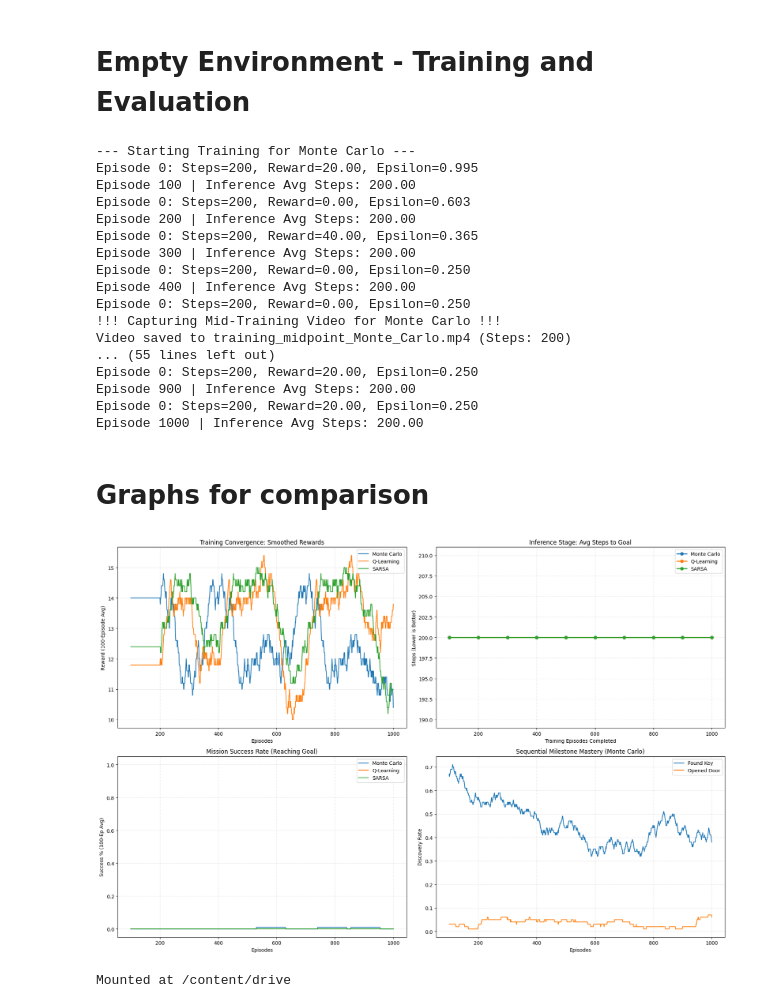
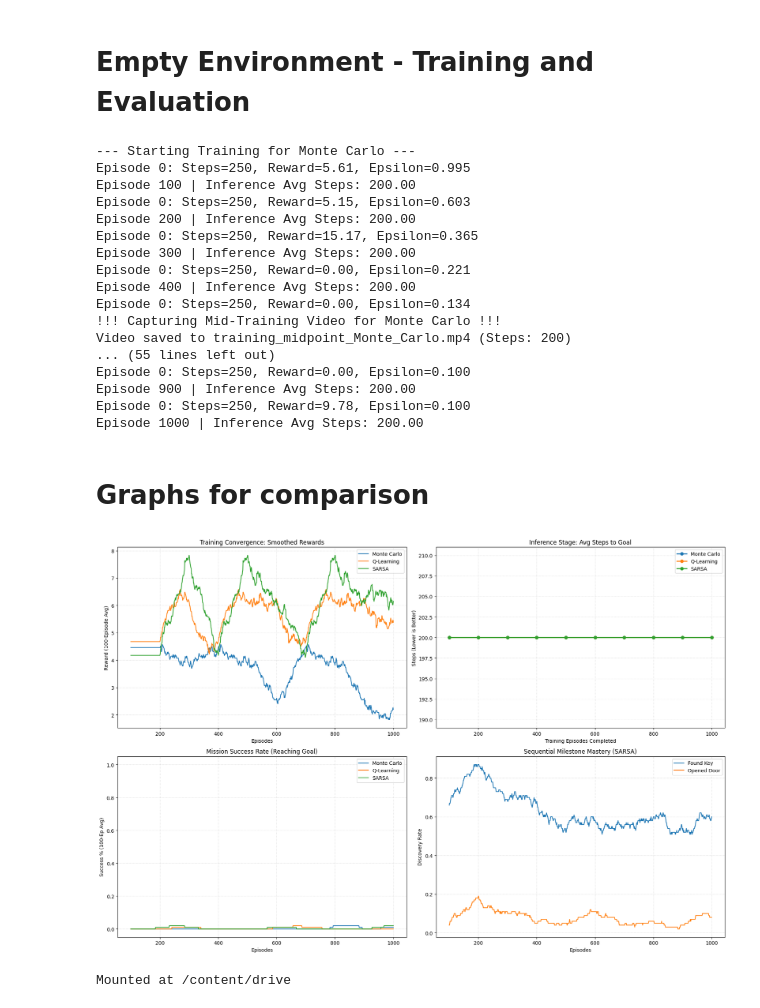
Before and after one commit to shaytanne/runi-reinforcement_learning-assignment2, a Jupyter notebook: MidProject_tabular_RL_Minigrid.ipynb, the cells around one changed output. Drawn from its saved outputs; the diff is of its cells as text; code cells hidden in the pictures.

Commit message:
BREAKTHROUGH! All three Agents have at some point succeeded.

```diff
--- a/MidProject_tabular_RL_Minigrid.ipynb
+++ b/MidProject_tabular_RL_Minigrid.ipynb
@@ -908,19 +908,27 @@ def door_key_reward_shaping(reward, env, done, info):
     """
     global milestones
     inner_env = env.unwrapped
-    shaped_reward = 0
+    shaped_reward = 0 # maybe -ive paralyses the agents
 
+    is_carrying = inner_env.carrying is not None and inner_env.carrying.type == 'key'
     is_carrying_key = (
         inner_env.carrying is not None and
         inner_env.carrying.type == 'key'
     )
 
     if is_carrying_key and not milestones["key_rewarded"]:
-        shaped_reward += 20
+        shaped_reward += 5.0
         milestones["key_rewarded"] = True
         #print("Milestone 1: Key Secured")
 
-    if  not milestones["door_rewarded"]:
+    if  is_carrying and not milestones["door_rewarded"]:
+        door_pos = inner_env.get_door_pos() if hasattr(inner_env, 'get_door_pos') else (4, 4)
+        agent_pos = inner_env.agent_pos
+
+        # We're creating a type of compass for the agent to "guide" towards the door
+        dist_to_door = abs(agent_pos[0] - door_pos[0]) + abs(agent_pos[1] - door_pos[1])
+        shaped_reward += (1.0 / (dist_to_door + 1)) * 0.1
+
         door_open = False
         for obj in inner_env.grid.grid:
             if obj is not None and obj.type == 'door' and obj.is_open:
@@ -928,7 +936,7 @@ def door_key_reward_shaping(reward, env, done, info):
                 break
 
         if door_open:
-            shaped_reward += 20
+            shaped_reward += 10
             milestones["door_rewarded"] = True
             #print("Milestone 2: Door Unlocked")
 
@@ -937,7 +945,7 @@ def door_key_reward_shaping(reward, env, done, info):
         goal_pos = inner_env.get_goal_pos()
         # Check if it was a real success (not just a timeout)
         if np.array_equal(inner_env.agent_pos, goal_pos):
-            shaped_reward += 1000
+            shaped_reward += 20
             #print("Milestone 3: Goal Reached")
 
     return shaped_reward
@@ -1050,7 +1058,7 @@ class ExperimentRunner:
             self.rewards_history.append(total_reward)
             self.steps_history.append(steps)
             # decay epsilon
-            self.agent.epsilon = max(0.05, self.agent.epsilon * 0.995)
+            self.agent.epsilon = max(0.1, self.agent.epsilon * 0.995)
 
             if print_info and episode % 100 == 0:
                 print(f"Episode {episode}: Steps={steps}, Reward={total_reward:.2f}, Epsilon={self.agent.epsilon:.3f}")
@@ -1169,7 +1177,7 @@ env = KeyFlatObsWrapper(RandomEmptyEnv_10(render_mode='rgb_array', max_steps=100
 
 
 # Envrionment 2
-env_key = KeyFlatObsWrapper(RandomKeyMEnv_10(render_mode='rgb_array', max_steps=200))
+env_key = KeyFlatObsWrapper(RandomKeyMEnv_10(render_mode='rgb_array', max_steps=250))
 sh_key = StateHandler(env_key.unwrapped, track_carrying=True)
 
 # Debugger Attribute
@@ -1183,11 +1191,11 @@ num_actions = env.action_space.n
 
 agents = {
     # An Optimal Solution for MC
-    "Monte Carlo": MCAgent(n_states=num_states_key, n_actions = num_actions_key, lr=0.05, gamma =0.99, epsilon = 1.0),
+    "Monte Carlo": MCAgent(n_states=num_states_key, n_actions = num_actions_key, lr=0.05, gamma =0.999, epsilon = 1.0),
     # An Optimal Solution for Q-Learning
-    "Q-Learning": QLearningAgent(num_states=num_states_key, num_actions=num_actions_key, lr=0.01, gamma=0.95, epsilon=1.0),
+    "Q-Learning": QLearningAgent(num_states=num_states_key, num_actions=num_actions_key, lr=0.01, gamma=0.959, epsilon=1.0),
     # An Optimal Solution for SARSA
-    "SARSA": SARSAAgent(num_states=num_states_key, num_actions=num_actions_key, lr=0.01, gamma = 0.95, epsilon=1.0)
+    "SARSA": SARSAAgent(num_states=num_states_key, num_actions=num_actions_key, lr=0.01, gamma = 0.959, epsilon=1.0)
 }
 
 inference_checkpoints = list(range(eval_interval, total_episodes + 1, eval_interval))
@@ -1211,7 +1219,7 @@ for name, agent in agents.items():
         env=env_key,
         agent=agent,
         state_handler=sh_key,
-        max_steps=200,
+        max_steps=250,
         reward_shaping_func=door_key_reward_shaping
     )
     midpoint = total_episodes // 2
@@ -1255,21 +1263,21 @@ for name, agent in agents.items():
     runner_key.close()
 # %% [output]
 --- Starting Training for Monte Carlo ---
-Episode 0: Steps=200, Reward=20.00, Epsilon=0.995
+Episode 0: Steps=250, Reward=5.61, Epsilon=0.995
 Episode 100 | Inference Avg Steps: 200.00
-Episode 0: Steps=200, Reward=0.00, Epsilon=0.603
+Episode 0: Steps=250, Reward=5.15, Epsilon=0.603
 Episode 200 | Inference Avg Steps: 200.00
-Episode 0: Steps=200, Reward=40.00, Epsilon=0.365
+Episode 0: Steps=250, Reward=15.17, Epsilon=0.365
 Episode 300 | Inference Avg Steps: 200.00
-Episode 0: Steps=200, Reward=0.00, Epsilon=0.250
+Episode 0: Steps=250, Reward=0.00, Epsilon=0.221
 Episode 400 | Inference Avg Steps: 200.00
-Episode 0: Steps=200, Reward=0.00, Epsilon=0.250
+Episode 0: Steps=250, Reward=0.00, Epsilon=0.134
 !!! Capturing Mid-Training Video for Monte Carlo !!!
 Video saved to training_midpoint_Monte_Carlo.mp4 (Steps: 200)
 ... (55 lines left out)
-Episode 0: Steps=200, Reward=20.00, Epsilon=0.250
+Episode 0: Steps=250, Reward=0.00, Epsilon=0.100
 Episode 900 | Inference Avg Steps: 200.00
-Episode 0: Steps=200, Reward=20.00, Epsilon=0.250
+Episode 0: Steps=250, Reward=9.78, Epsilon=0.100
 Episode 1000 | Inference Avg Steps: 200.00
 # %% [markdown]
 # Graphs for comparison
@@ -1326,35 +1334,35 @@ def plot_rl_results(results, inference_checkpoints, window_size=100):
     ax3.set_title("Mission Success Rate (Reaching Goal)")
     ax3.set_xlabel("Episodes")
     ax3.set_ylabel(f"Success % ({window_size}-Ep Avg)")
     ax3.set_ylim(-0.05, 1.05) # Keeps success between 0 and 100%
     ax3.legend()
     ax3.grid(True, linestyle=':', alpha=0.6)
 
     # --- Plot 4: (e.g., Key Discovery Rate for a specific agent) ---
     # Alternatively, you can use axes[1, 1] to show how "Key" leads to "Door"
     # copy and paste this into agent : Q-Learning , Monte Carlo, SARSA
-    agent = "Monte Carlo"
+    agent = "SARSA"
     if agent in results:
         res = results[agent]
         for metric, label_name in [("key_success", "Found Key"), ("door_success", "Opened Door")]:
             metric_data = np.array(res[metric])
             if len(metric_data) > 1000: metric_data = metric_data[:1000]
             smoothed_m = np.convolve(metric_data, np.ones(window_size)/window_size, mode='valid')
             axes[1, 1].plot(np.arange(window_size, len(metric_data)+1), smoothed_m, label=label_name)
 
         axes[1, 1].set_title(f"Sequential Milestone Mastery ({agent})")
         axes[1, 1].set_xlabel("Episodes")
         axes[1, 1].set_ylabel("Discovery Rate")
         axes[1, 1].legend()
         axes[1, 1].grid(True, linestyle=':', alpha=0.6)
 
     plt.tight_layout()
     plt.savefig("DetailedExperimentAnalysis.png")
     plt.show()
 
 plot_rl_results(results, inference_checkpoints)
 # %% [output]
-[figure, old version]
+[figure, new version]
 # %%
 from google.colab import drive
 drive.mount('/content/drive')
```
